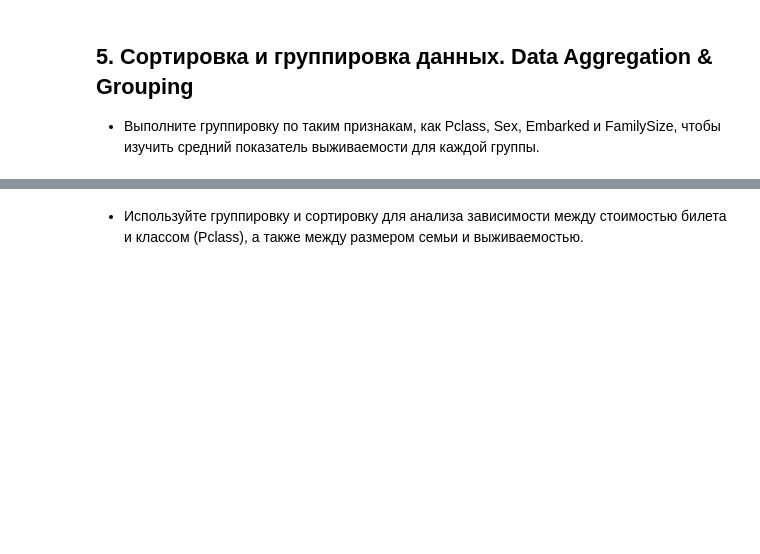
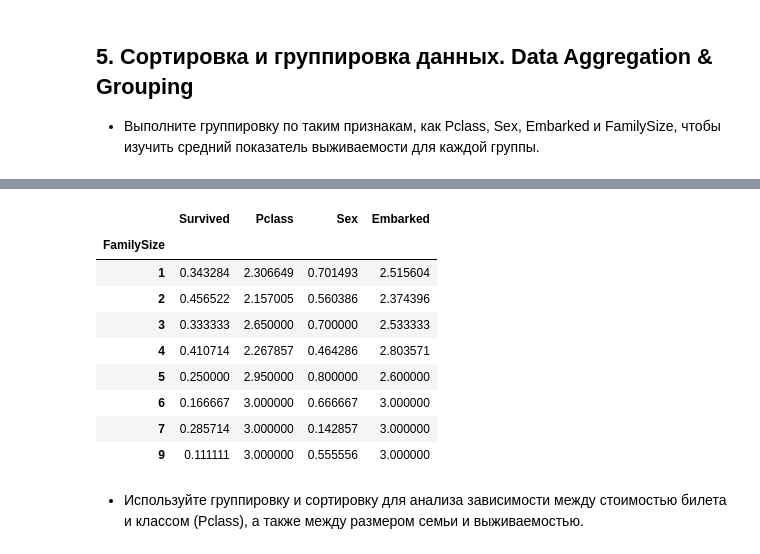
Before and after one commit to qurbonxojayev0755/titanic_project, a Jupyter notebook: lesson10.ipynb, the cells around one changed output, grey strips where cells are left out. Cells and saved outputs as stored; diff of their text form; code cells hidden in the pictures; blank space fills up the shorter version.

```diff
--- a/lesson10.ipynb
+++ b/lesson10.ipynb
@@ -645,0 +629,21 @@ sns.pairplot(group_survived_embarked)
+# %%
+def f_to_embarked(embarked):
+    if embarked == 'C':  # Embarked C = 1
+        return 1
+    elif embarked =='Q': # Embarked Q = 2
+        return 2
+    elif embarked== 'S': # Embarked S = 3
+        return 3
+
+
+
+all_group_data = all_df.loc[:, ['Survived','Pclass','Sex','Embarked','FamilySize']]
+
+all_group_data.Embarked = all_group_data.Embarked.map(lambda emb:f_to_embarked(emb) )
+
+
+all_group_data.loc['Survived'] = all_group_data['Survived'].astype('category')
+all_group_by_Survived = all_group_data.groupby(['Pclass', 'Sex', 'Embarked', 'FamilySize'])['Survived']
+
+
+all_group_by_Survived.mean()
@@ -646,2 +696,18 @@ sns.pairplot(group_survived_embarked)
+# %%
+all_group_by_FamilySize = all_group_data.groupby('FamilySize')
+
+
+all_group_by_FamilySize.mean()
+# %% [output]
+|  | Survived | Pclass | Sex | Embarked |
+| FamilySize |  |  |  |  |
+| 1 | 0.343284 | 2.306649 | 0.701493 | 2.515604 |
+| 2 | 0.456522 | 2.157005 | 0.560386 | 2.374396 |
+| 3 | 0.333333 | 2.650000 | 0.700000 | 2.533333 |
+| 4 | 0.410714 | 2.267857 | 0.464286 | 2.803571 |
+| 5 | 0.250000 | 2.950000 | 0.800000 | 2.600000 |
+| 6 | 0.166667 | 3.000000 | 0.666667 | 3.000000 |
+| 7 | 0.285714 | 3.000000 | 0.142857 | 3.000000 |
+| 9 | 0.111111 | 3.000000 | 0.555556 | 3.000000 |
 # %% [markdown]
  - Используйте группировку и сортировку для анализа зависимости между стоимостью билета и классом (Pclass), а также между размером семьи и выживаемостью.
```
Also changed, not shown: parts of 15 cells of this notebook.
